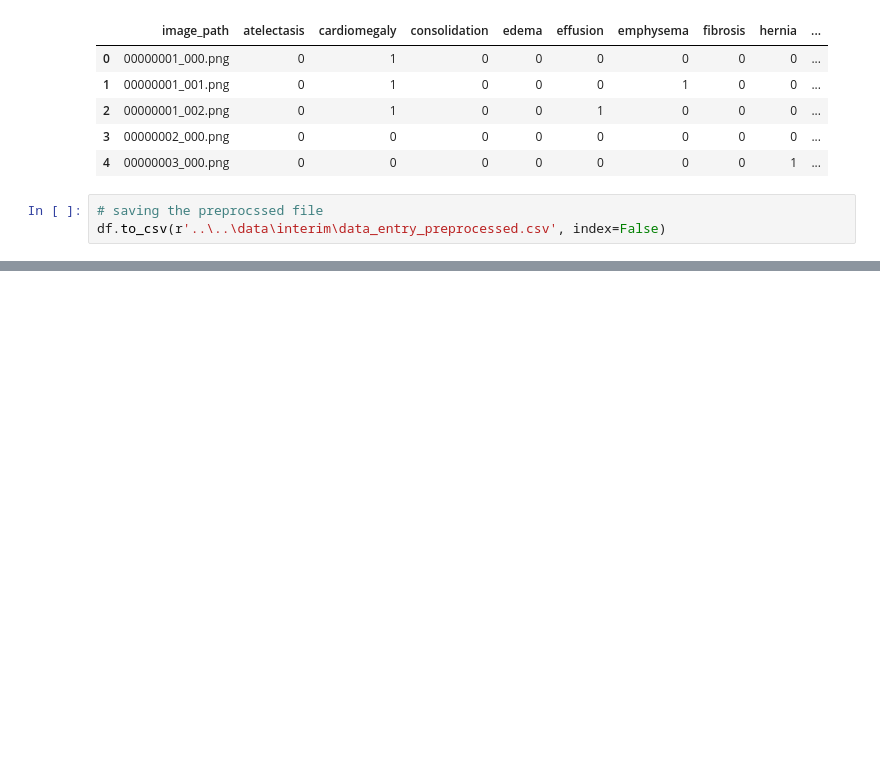
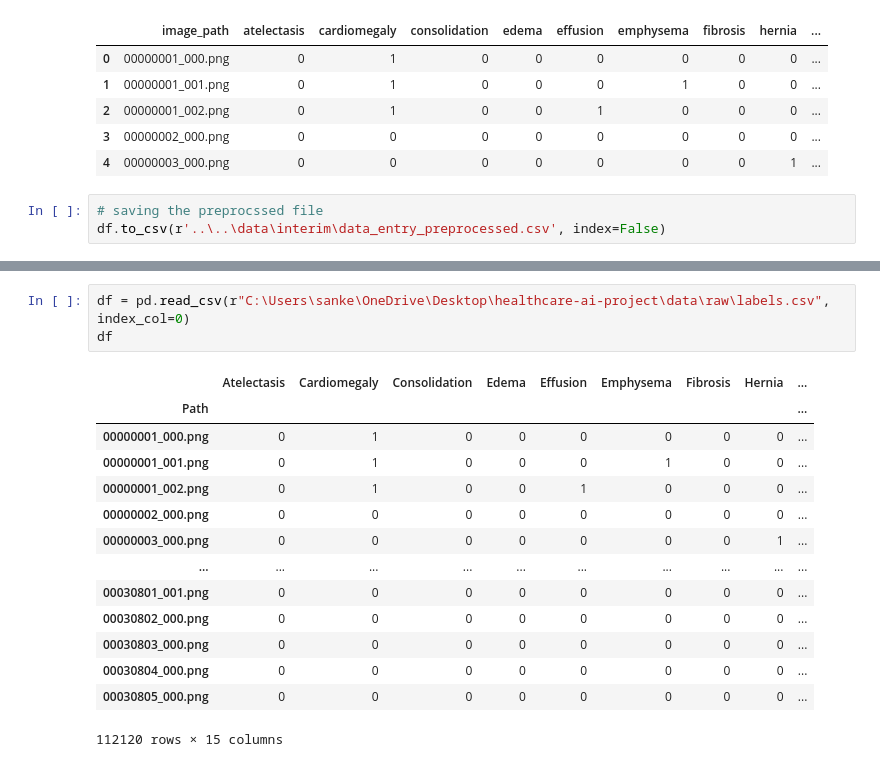
Before and after one commit to Asifdotexe/healthcare-ai-project, a Jupyter notebook: python/notebook/issue-07-as-data-processing.ipynb, the cells around one changed output, grey strips where cells are left out. Saved outputs shown, nothing was run; the diff lists cells and outputs as text; blank space fills up the shorter version.

Commit message:
#7 created dataframe

```diff
--- a/python/notebook/issue-07-as-data-processing.ipynb
+++ b/python/notebook/issue-07-as-data-processing.ipynb
@@ -78,0 +114,18 @@ df.to_csv(r'..\..\data\interim\data_entry_preprocessed.csv', index=False)
+# %%
+df = pd.read_csv(r"C:\Users\sanke\OneDrive\Desktop\healthcare-ai-project\data\raw\labels.csv", index_col=0)
+df
+# %% [output]
+|  | Atelectasis | Cardiomegaly | Consolidation | Edema | Effusion | Emphysema | Fibrosis | Hernia | ... |
+| Path |  |  |  |  |  |  |  |  | ... |
+| 00000001_000.png | 0 | 1 | 0 | 0 | 0 | 0 | 0 | 0 | ... |
+| 00000001_001.png | 0 | 1 | 0 | 0 | 0 | 1 | 0 | 0 | ... |
+| 00000001_002.png | 0 | 1 | 0 | 0 | 1 | 0 | 0 | 0 | ... |
+| 00000002_000.png | 0 | 0 | 0 | 0 | 0 | 0 | 0 | 0 | ... |
+| 00000003_000.png | 0 | 0 | 0 | 0 | 0 | 0 | 0 | 1 | ... |
+| ... | ... | ... | ... | ... | ... | ... | ... | ... | ... |
+| 00030801_001.png | 0 | 0 | 0 | 0 | 0 | 0 | 0 | 0 | ... |
+| 00030802_000.png | 0 | 0 | 0 | 0 | 0 | 0 | 0 | 0 | ... |
+| 00030803_000.png | 0 | 0 | 0 | 0 | 0 | 0 | 0 | 0 | ... |
+| 00030804_000.png | 0 | 0 | 0 | 0 | 0 | 0 | 0 | 0 | ... |
+| 00030805_000.png | 0 | 0 | 0 | 0 | 0 | 0 | 0 | 0 | ... |
+112120 rows × 15 columns
```
Also changed, not shown: parts of 7 cells of this notebook.
